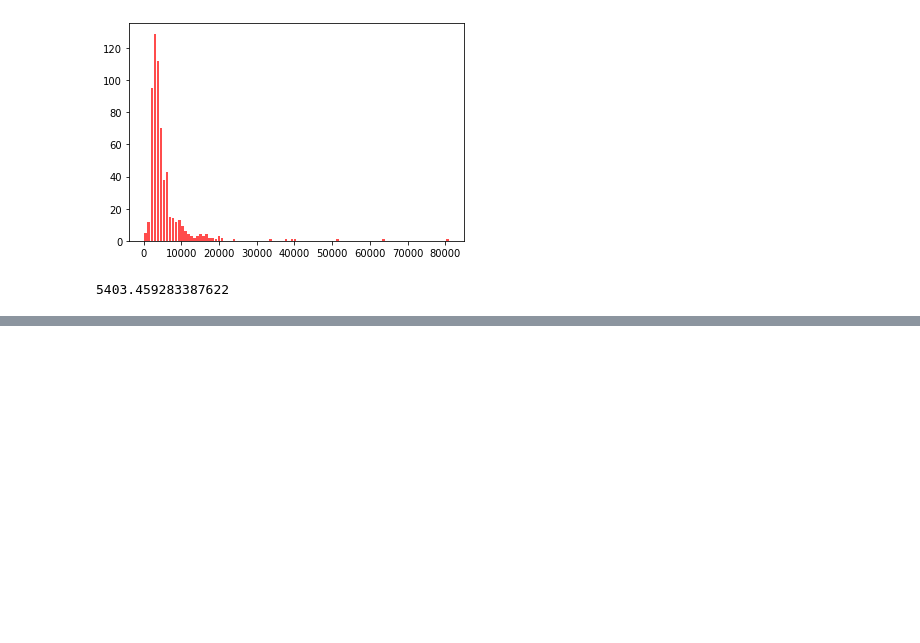
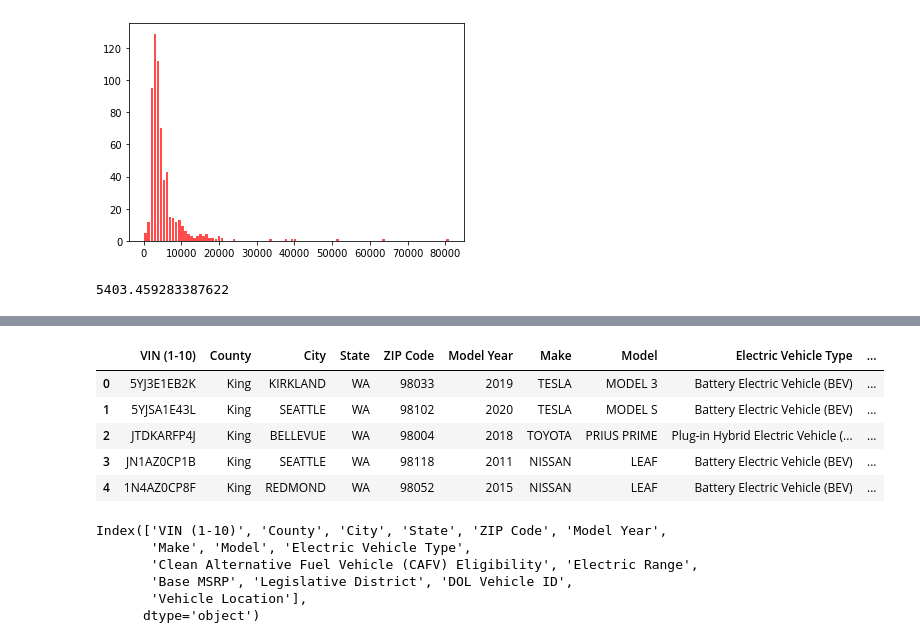
Before and after one commit to NabilBis/Loan-Prediction, a Jupyter notebook: Loan Prediction.ipynb, the cells around one changed output, grey strips where cells are left out. Saved outputs shown, nothing was run; the diff lists cells and outputs as text; code cells hidden in the pictures; blank space fills up the shorter version.

```diff
--- a/Loan Prediction.ipynb
+++ b/Loan Prediction.ipynb
@@ -647,0 +654,19 @@ plt.hist(x=applicant, bins=50, color='red', alpha=0.7, rwidth=0.85)
+# %%
+fata = pd.read_csv('/Users/macos/Desktop/cars.csv')
+fata.head()
+# %% [output]
+|  | VIN (1-10) | County | City | State | ZIP Code | Model Year | Make | Model | Electric Vehicle Type | ... |
+| 0 | 5YJ3E1EB2K | King | KIRKLAND | WA | 98033 | 2019 | TESLA | MODEL 3 | Battery Electric Vehicle (BEV) | ... |
+| 1 | 5YJSA1E43L | King | SEATTLE | WA | 98102 | 2020 | TESLA | MODEL S | Battery Electric Vehicle (BEV) | ... |
+| 2 | JTDKARFP4J | King | BELLEVUE | WA | 98004 | 2018 | TOYOTA | PRIUS PRIME | Plug-in Hybrid Electric Vehicle (... | ... |
+| 3 | JN1AZ0CP1B | King | SEATTLE | WA | 98118 | 2011 | NISSAN | LEAF | Battery Electric Vehicle (BEV) | ... |
+| 4 | 1N4AZ0CP8F | King | REDMOND | WA | 98052 | 2015 | NISSAN | LEAF | Battery Electric Vehicle (BEV) | ... |
+# %%
+fata.columns
+# %% [output]
+Index(['VIN (1-10)', 'County', 'City', 'State', 'ZIP Code', 'Model Year',
+       'Make', 'Model', 'Electric Vehicle Type',
+       'Clean Alternative Fuel Vehicle (CAFV) Eligibility', 'Electric Range',
+       'Base MSRP', 'Legislative District', 'DOL Vehicle ID',
+       'Vehicle Location'],
+      dtype='object')
```
Also changed, not shown: parts of 17 cells of this notebook.
